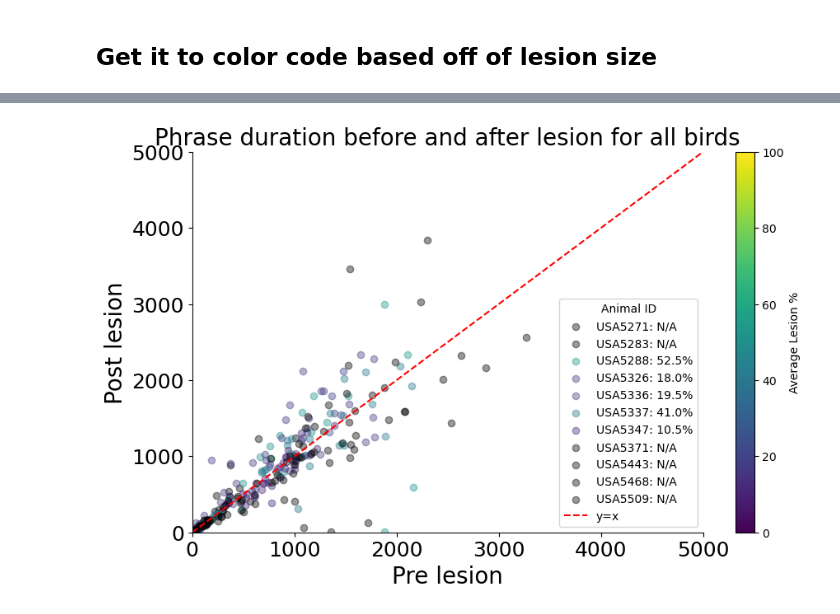
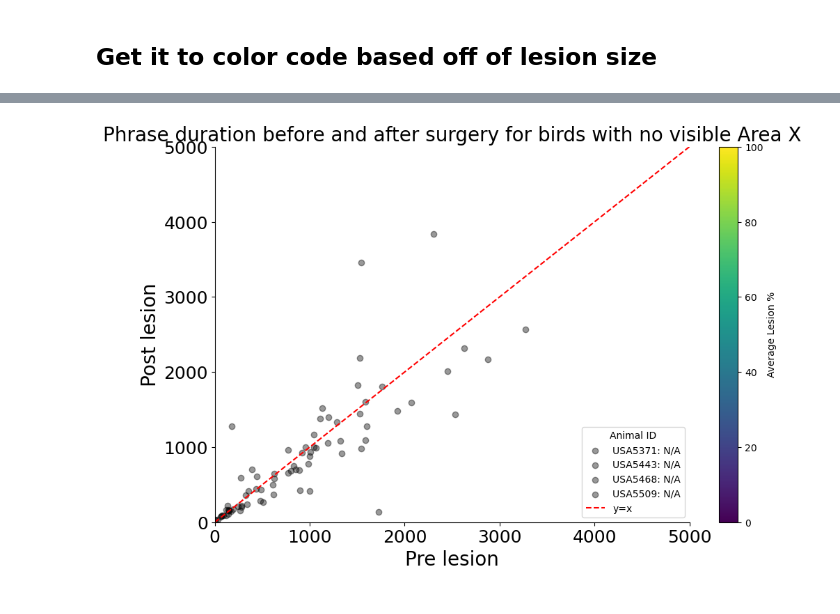
Before and after one commit to hulseyvincentr/syntax_analysis, a Jupyter notebook: notebooks/DECODER_graph_all_bird_phrase_durtns.ipynb, the cells around one changed output, grey strips where cells are left out. Saved outputs shown, nothing was run; the diff lists cells and outputs as text; code cells hidden in the pictures.

```diff
--- a/notebooks/DECODER_graph_all_bird_phrase_durtns.ipynb
+++ b/notebooks/DECODER_graph_all_bird_phrase_durtns.ipynb
@@ -248,7 +228,7 @@ lesion_summary = lesion_data_df.groupby(['Animal ID', 'Hemisphere'])['Percent Le
 lesion_summary['Average Lesion'] = lesion_summary.mean(axis=1)
 
 # Load the Excel file
-data = pd.read_excel('/Users/mirandahulsey-vincent/Documents/allPythonCode/syntax_analysis/data_inputs/AreaX_compare_pre_and_post_phrase_durations/combined_all_birds.xlsx')
+data = pd.read_excel('/Users/mirandahulsey-vincent/Documents/allPythonCode/syntax_analysis/data_inputs/AreaX_compare_pre_and_post_phrase_durations/combined_all_birds_missing_USA5505.xlsx')
 
 fig, ax = plt.subplots(figsize=(10, 6))  # Create a figure and a set of subplots
 
@@ -336,9 +318,9 @@ lesion_summary = lesion_data_df.groupby(['Animal ID', 'Hemisphere'])['Percent Le
 lesion_summary['Average Lesion'] = lesion_summary.mean(axis=1)
 
 # Load the Excel file
-data = pd.read_excel('/Users/mirandahulsey-vincent/Documents/allPythonCode/syntax_analysis/data_inputs/AreaX_compare_pre_and_post_phrase_durations/combined_all_birds.xlsx')
+data = pd.read_excel('/Users/mirandahulsey-vincent/Documents/allPythonCode/syntax_analysis/data_inputs/AreaX_compare_pre_and_post_phrase_durations/no_visible_AreaX_birds.xlsx')
 
-fig, ax = plt.subplots(figsize=(10, 6))  # Create a figure and a set of subplots
+fig, ax = plt.subplots(figsize=(11, 7))  # Create a figure and a set of subplots
 
 for animal_id in data['Animal_ID'].unique():
     # Filter data for the current animal ID
@@ -348,32 +330,32 @@ for animal_id in data['Animal_ID'].unique():
         average_lesion = lesion_summary.loc[animal_id, 'Average Lesion']
         label_text = f'{animal_id}: {average_lesion}%'
         color = plt.cm.viridis(average_lesion / 100)  # Normalizing for color mapping
     else:
         label_text = f'{animal_id}: N/A'
         color = 'black'  # Set color to black when there is no lesion data
 
     ax.scatter(subset['Mean_Pre_Treatment'], subset['Mean_Post_Treatment'],
                 label=label_text, color=color, alpha=0.4)
 
 ax.set_xlim(0, 5000)
 ax.set_ylim(0, 5000)
 ax.plot(ax.get_xlim(), ax.get_ylim(), 'r--', label='y=x')
 
 ax.set_xlabel('Pre lesion', fontsize=20)
 ax.set_ylabel('Post lesion', fontsize=20)
-ax.set_title('Phrase duration before and after lesion for all birds', fontsize=20)
+ax.set_title('Phrase duration before and after surgery for birds with no visible Area X', fontsize=20)
 ax.legend(title='Animal ID', loc='lower right')  # Set legend position to lower right
 
 # Adding a colorbar to the plot
 sm = plt.cm.ScalarMappable(cmap='viridis', norm=plt.Normalize(vmin=0, vmax=100))
 sm.set_array([])
 cbar = fig.colorbar(sm, ax=ax, label='Average Lesion %')
 
 ax.grid(False)
 ax.spines['top'].set_visible(False)
 ax.spines['right'].set_visible(False)
 ax.tick_params(axis='both', which='major', labelsize=18)
 
 plt.show()
 # %% [output]
-[figure, old version]
+[figure, new version]
```
Also changed, not shown: parts of 7 cells of this notebook, 2 other files.
